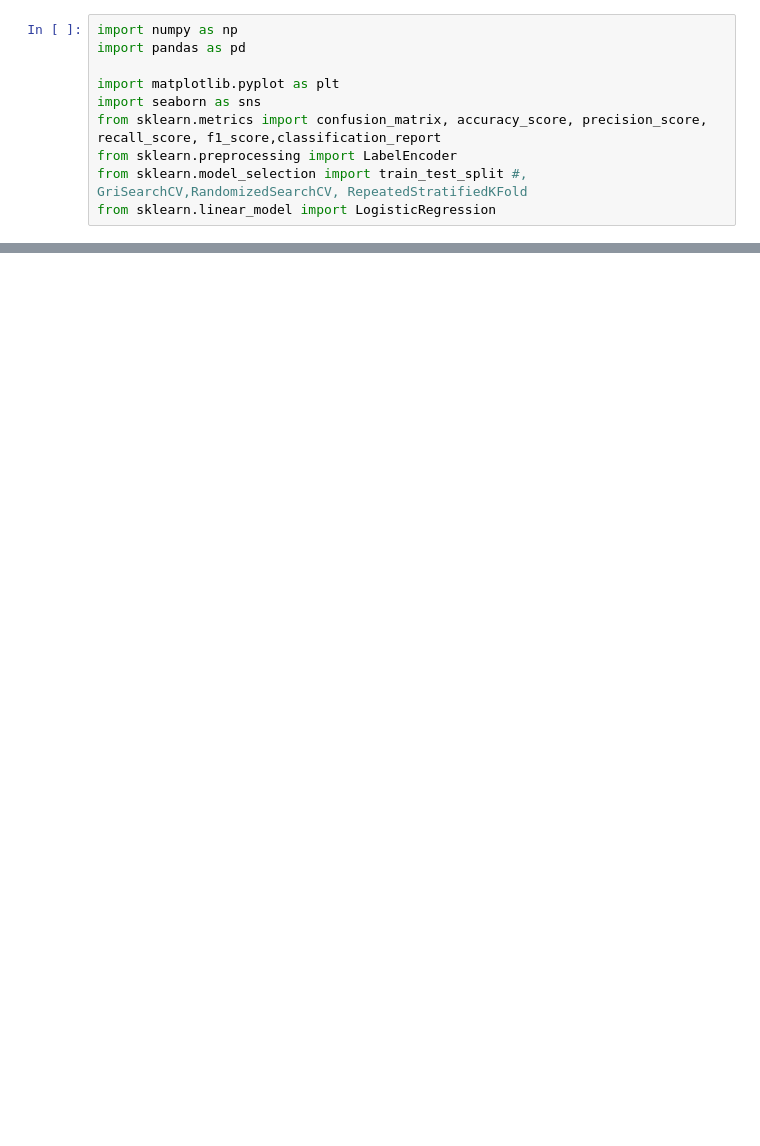
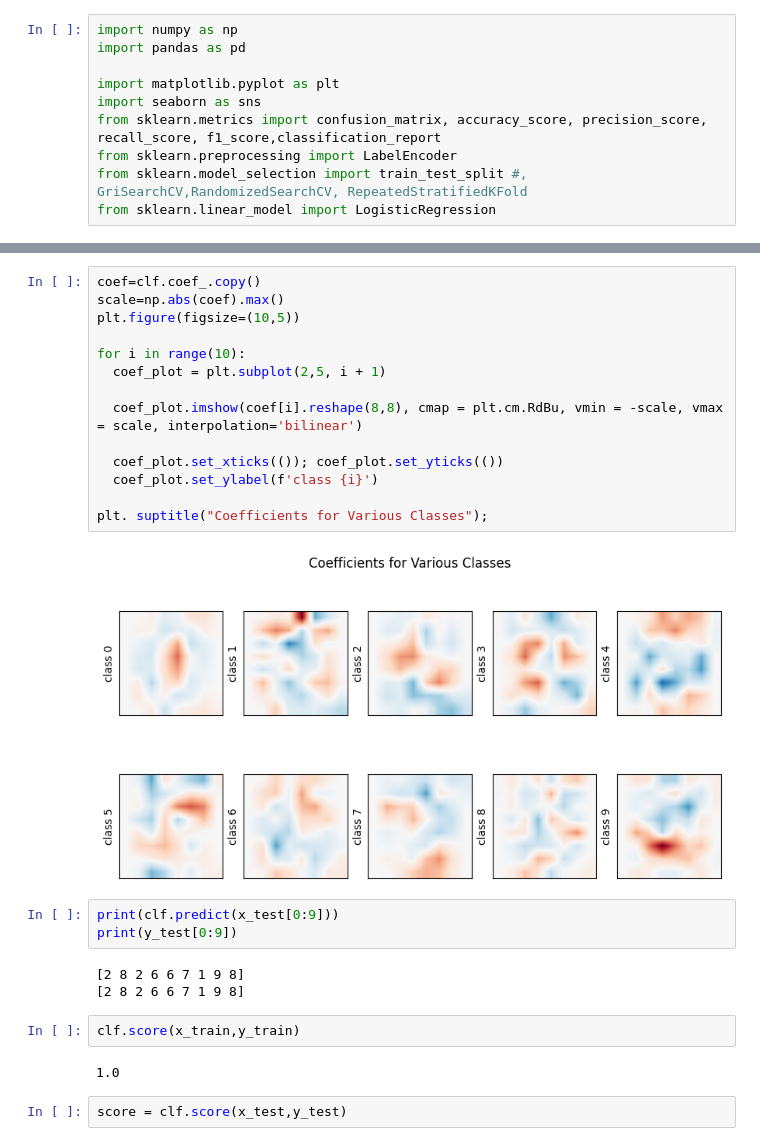
Before and after one commit to Abhiii52/Rollaball, a Jupyter notebook: chapter_appendix-tools-for-deep-learning/jupyter.ipynb, the cells around one changed output, grey strips where cells are left out. Drawn from its saved outputs; the diff is of its cells as text; blank space fills up the shorter version.

```diff
--- a/chapter_appendix-tools-for-deep-learning/jupyter.ipynb
+++ b/chapter_appendix-tools-for-deep-learning/jupyter.ipynb
@@ -367,0 +271,28 @@ Text(0.5, 1.0, 'Train Confusion Matrix')
+# %%
+coef=clf.coef_.copy()
+scale=np.abs(coef).max()
+plt.figure(figsize=(10,5))
+
+for i in range(10):
+  coef_plot = plt.subplot(2,5, i + 1)
+
+  coef_plot.imshow(coef[i].reshape(8,8), cmap = plt.cm.RdBu, vmin = -scale, vmax = scale, interpolation='bilinear')
+
+  coef_plot.set_xticks(()); coef_plot.set_yticks(())
+  coef_plot.set_ylabel(f'class {i}')
+
+plt. suptitle("Coefficients for Various Classes");
+# %% [output]
+[figure, added]
+# %%
+print(clf.predict(x_test[0:9]))
+print(y_test[0:9])
+# %% [output]
+[2 8 2 6 6 7 1 9 8]
+[2 8 2 6 6 7 1 9 8]
+# %%
+clf.score(x_train,y_train)
+# %% [output]
+1.0
+# %%
+score = clf.score(x_test,y_test)
```
Also changed, not shown: parts of 36 cells of this notebook.
